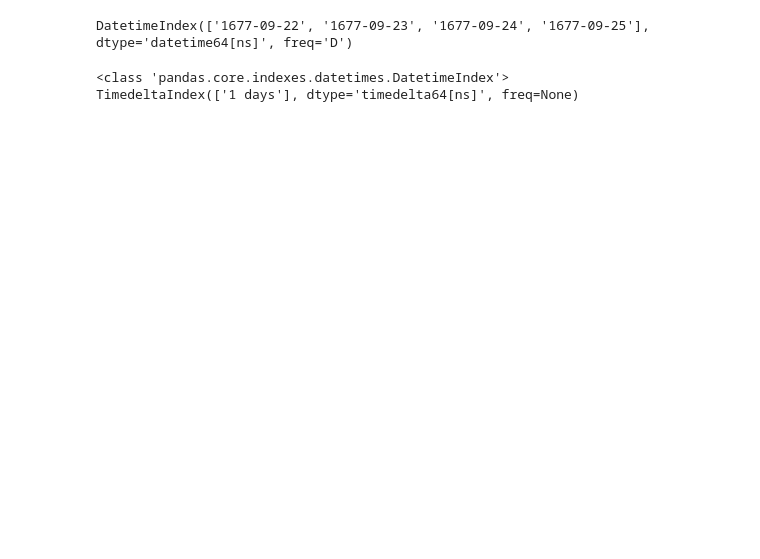
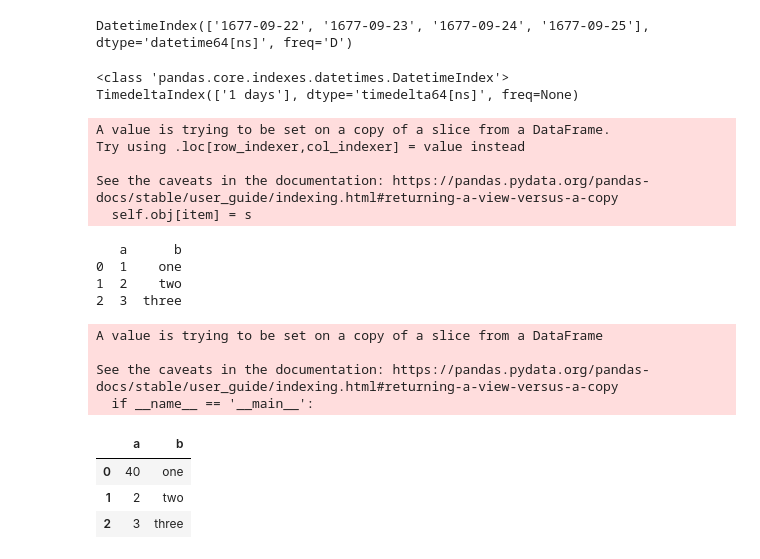
Before and after one commit to landturtler/2020_AI_education_example, a Jupyter notebook: 파이썬데이터분석/pandas_basic.ipynb, the cells around one changed output. Cells and saved outputs as stored; diff of their text form; code cells hidden in the pictures; blank space fills up the shorter version.

```diff
--- a/파이썬데이터분석/pandas_basic.ipynb
+++ b/파이썬데이터분석/pandas_basic.ipynb
@@ -1106,0 +1115,50 @@ TimedeltaIndex(['1 days'], dtype='timedelta64[ns]', freq=None)
+# %%
+# 데이터프레임 정렬,새로운 컬럼 추가하기
+df = pd.read_excel('excel_exam.xlsx',index_col='id')
+df['총점'] = df['math'] + df['english'] + df['science']
+df['평균'] = round((df['math'] + df['english'] + df['science'])/3,2)
+df_75 = df[df['평균'] > 75]
+df = df.sort_values(by='평균',ascending=True) # 오름 차순
+df = df.sort_values(by='평균',ascending=False) # 내림 차순
+df['합격'] = '0'
+df2 = df[df['평균'] >= 75]
+df3 = df[df['평균'] < 75]
+# df2['합격'] = 'Pass'         # SettingWithCopyWarning
+df2.loc[:,'합격'] = 'Pass'
+# df3['합격'] = 'Fail'         # SettingWithCopyWarning
+df3.loc[:,'합격'] = 'Fail'
+r = df2.append(df3)
+r
+# %% [output]
+A value is trying to be set on a copy of a slice from a DataFrame.
+Try using .loc[row_indexer,col_indexer] = value instead
+
+See the caveats in the documentation: https://pandas.pydata.org/pandas-docs/stable/user_guide/indexing.html#returning-a-view-versus-a-copy
+  self.obj[item] = s
+# %%
+# Chained assignment  : Copy본이 만들어 지면서 동시에 인덱싱으로 쓰기 시도
+df = pd.DataFrame( { 'a': [1,2,3],
+                     'b': ['one','two','three']})
+print(df)
+
+pd.set_option('mode.chained_assignment','warn')
+# pd.set_option('mode.chained_assignment','raise')
+# pd.set_option('mode.chained_assignment',None)
+df['a'][0] = 40   # SettingWithCopyWarning, Chained assignment , get()-->set()
+# df.loc[0,'a'] = 40                                             # set()
+df2 = df       # View
+df3 = df['a']  # Copy
+df
+# %% [output]
+   a      b
+0  1    one
+1  2    two
+2  3  three
+A value is trying to be set on a copy of a slice from a DataFrame
+
+See the caveats in the documentation: https://pandas.pydata.org/pandas-docs/stable/user_guide/indexing.html#returning-a-view-versus-a-copy
+  if __name__ == '__main__':
+|  | a | b |
+| 0 | 40 | one |
+| 1 | 2 | two |
+| 2 | 3 | three |
```
Also changed, not shown: parts of 3 cells of this notebook.
